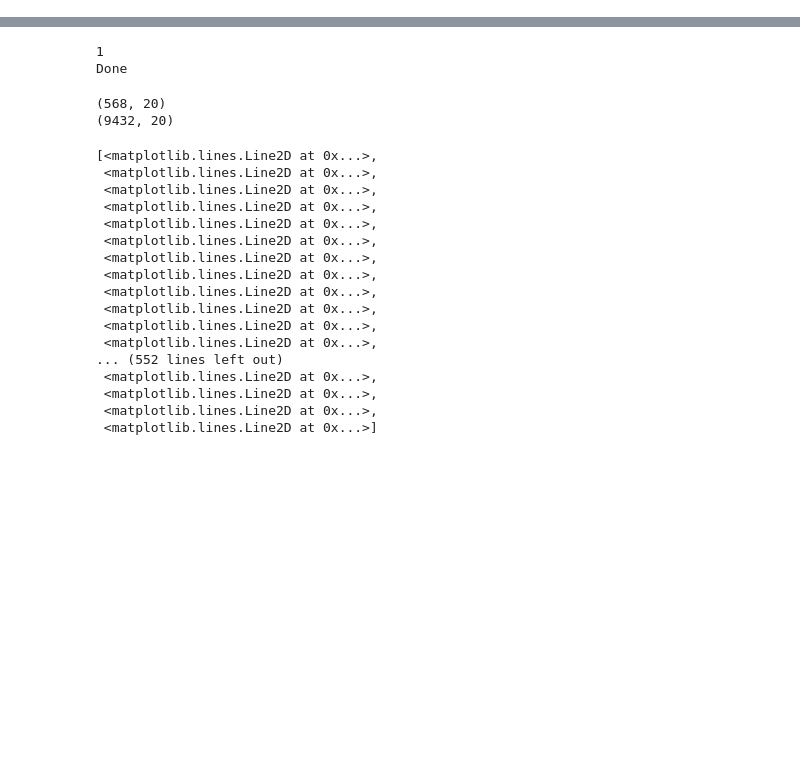
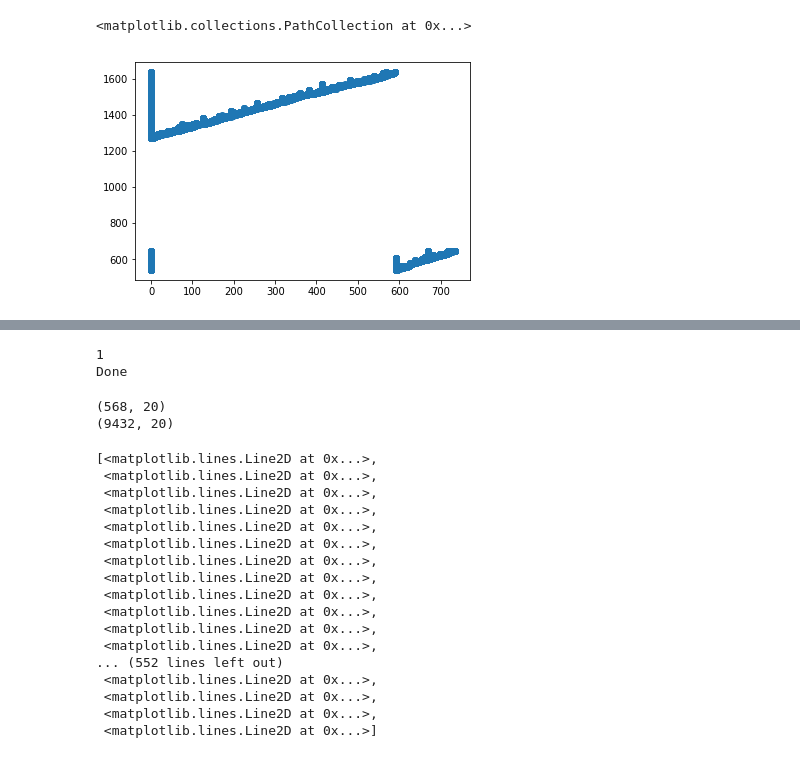
Before and after one commit to pshivraj/Precip_eScience, a Jupyter notebook: TRMM precipitation clustering.ipynb, the cells around one changed output, grey strips where cells are left out. Saved outputs shown, nothing was run; the diff lists cells and outputs as text; code cells hidden in the pictures; blank space fills up the shorter version.

Commit message:
Implementing DBscan to get a feel for how it works

```diff
--- a/TRMM precipitation clustering.ipynb
+++ b/TRMM precipitation clustering.ipynb
@@ -140,4 +141,4 @@ for file in glob.glob("*.nc4"):
     SR = np.append(SR,ds.surface_rain.data)
     Latitude = np.append(Latitude,ds.Latitude.data[:,1])
     Longitude = np.append(Longitude,ds.Longitude.data[:,1])
-    Time.append(ds.time.data) #I'm not sure I'm treating the time component properly
+    Time.extend(ds.time.data) #I'm not sure I'm treating the time component properly
@@ -161,0 +145,28 @@ for file in glob.glob("*.nc4"):
+# %%
+#Translate the time into delta time since the first datapoint (in hours)
+InitialTime = np.min(Time)
+DeltaTime = []
+DeltaTime[:] = [int(x-InitialTime)/(10**9*60*60) for x in Time] #from nanoseconds to hours
+DeltaTime = np.array(DeltaTime) #convert from list to array
+# %%
+#Combine the time, latitude, longitude, and rain rate together for training data to cluster rain events
+#Note - I've scaled the time to be 4 hours = 1 to make sure the clustering is weighted properly along the different dimensions
+#this can still be tuned futher
+Xdata = np.concatenate((Latitude.reshape(len(Latitude),1),Longitude.reshape(len(Longitude),1),DeltaTime.reshape(len(DeltaTime),1)/4,SR.reshape(len(SR),1)),axis=1)
+Xdata = Xdata[np.where(SR>5),:] #Only look at rain events greater than 5 mm/hour - need to confirm units!
+Xdata = np.squeeze(Xdata)
+# %%
+#cluster the rain events with dbscan
+model = DBSCAN(eps=4, min_samples=10)
+model.fit(Xdata[0:200000,:])
+
+labels = model.labels_
+n_clusters_ = len(set(labels)) - (1 if -1 in labels else 0)
+print(n_clusters_)
+print('Done')
+
+#plot the data clustered together
+test = Xdata[0:200000,:]
+
+#size of clusters
+print(test[labels==3])
@@ -161,0 +183,6 @@ for file in glob.glob("*.nc4"):
+# %%
+#Look at the time ranges overwhich each cluster extends to see if the time metric is scaled properly
+plt.scatter(labels,test[:,2])
+# %% [output]
+<matplotlib.collections.PathCollection at 0x...>
+[figure, added]
```
Also changed, not shown: parts of 4 cells of this notebook.
